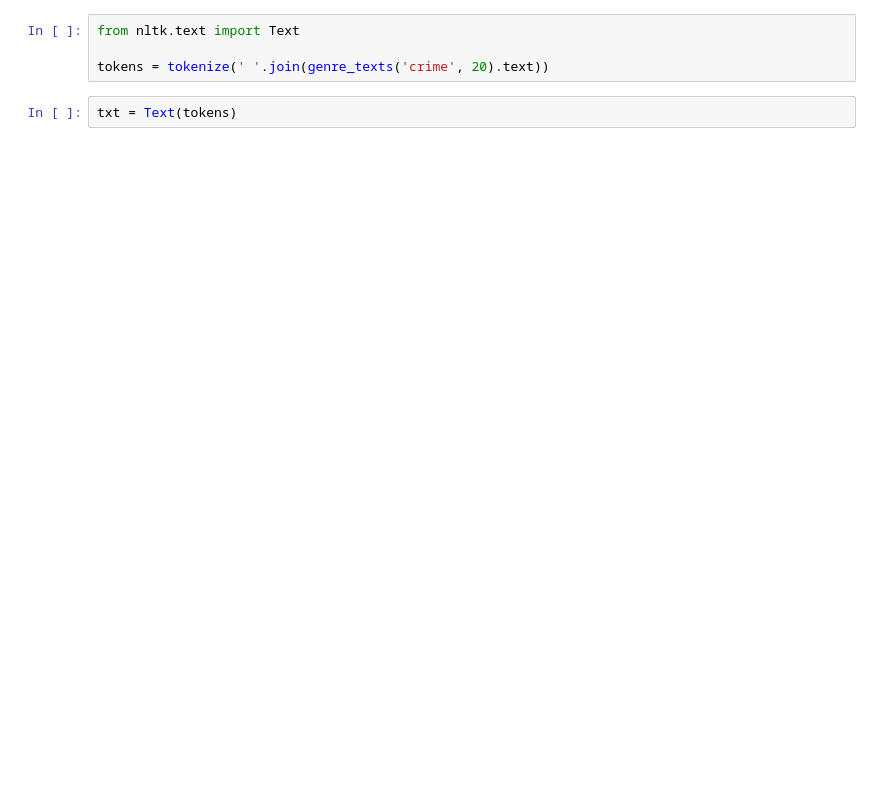
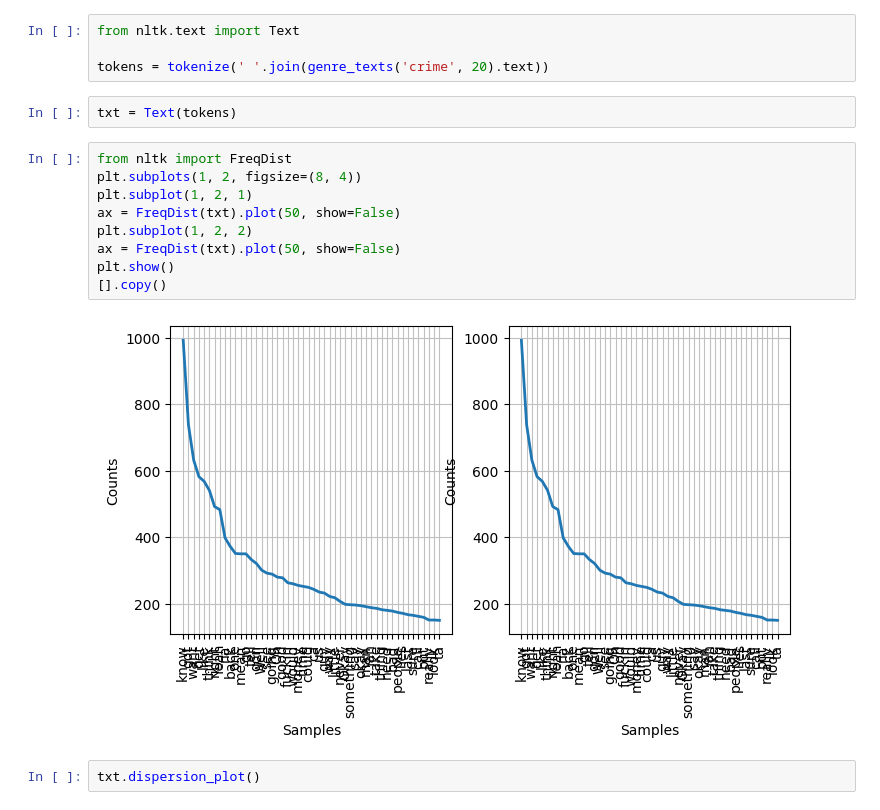
Before and after one commit to eitamyo/ou-workshop-project, a Jupyter notebook: dialogs-basics.ipynb, the cells around one changed output. Cells and saved outputs as stored; diff of their text form; blank space fills up the shorter version.

```diff
--- a/dialogs-basics.ipynb
+++ b/dialogs-basics.ipynb
@@ -123,6 +207,19 @@ from nltk.text import Text
 tokens = tokenize(' '.join(genre_texts('crime', 20).text))
 # %%
 txt = Text(tokens)
+# %%
+from nltk import FreqDist
+plt.subplots(1, 2, figsize=(8, 4))
+plt.subplot(1, 2, 1)
+ax = FreqDist(txt).plot(50, show=False)
+plt.subplot(1, 2, 2)
+ax = FreqDist(txt).plot(50, show=False)
+plt.show()
+[].copy()
+# %% [output]
+[figure, added]
+# %%
+txt.dispersion_plot()
 # %%
 wordcloud = WordCloud(max_font_size=60).generate(' '.join(txt.tokens))
 plt.imshow(wordcloud, interpolation="bilinear")
```
Also changed, not shown: parts of 22 cells of this notebook, 7 other files.
